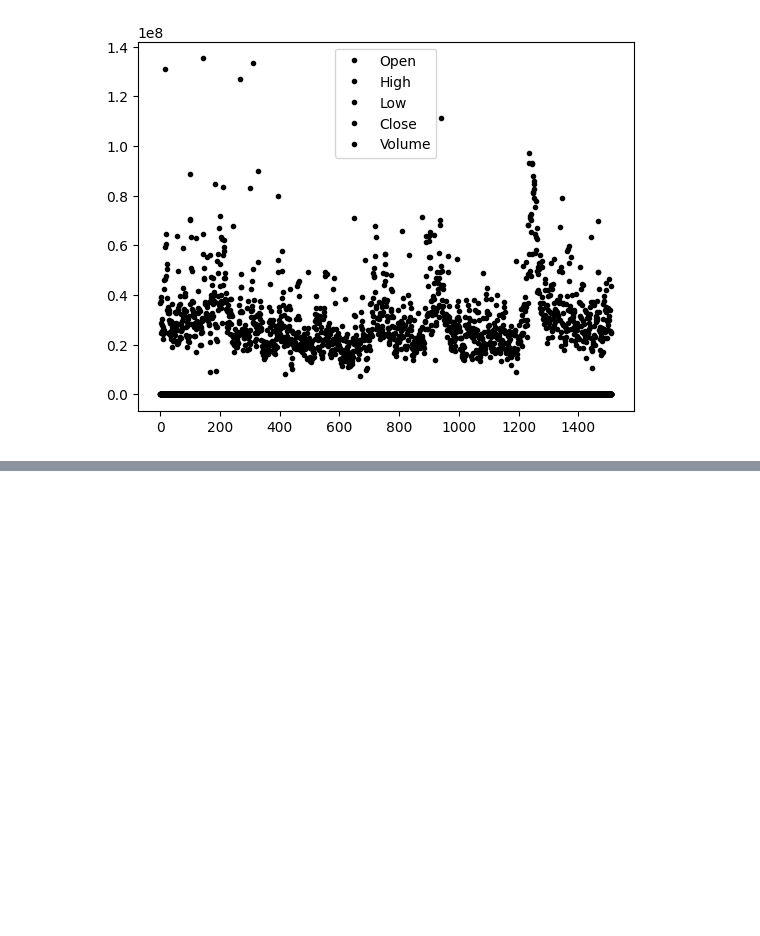
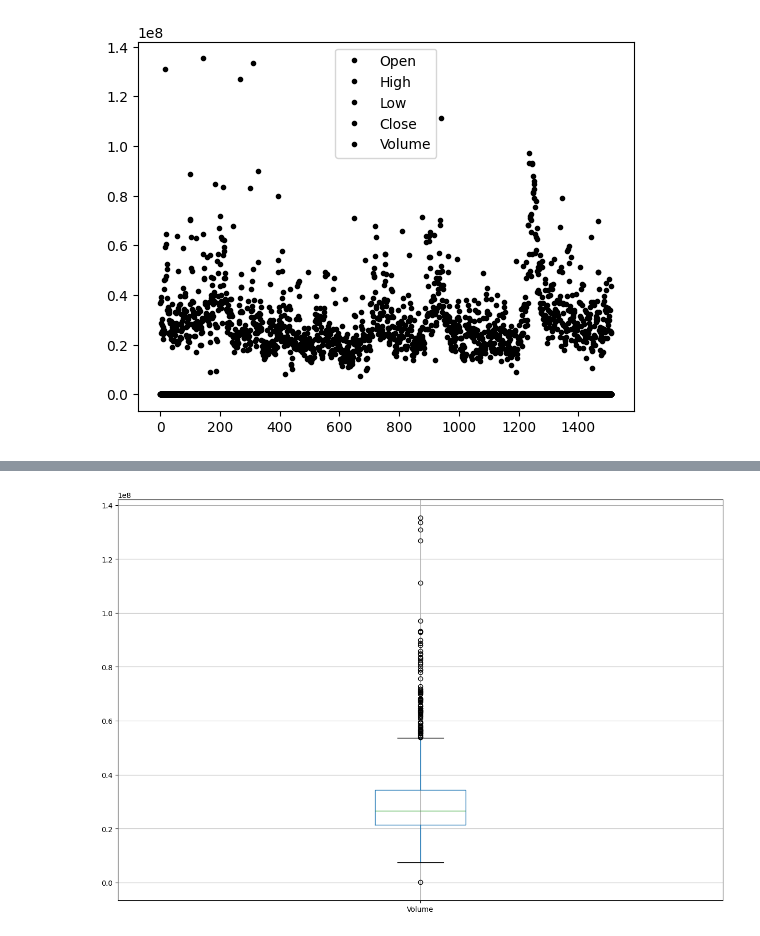
Before and after one commit to Surya-0/Sem_7_CodeXP, a Jupyter notebook: Timeseries_Exp/Lab1_Exp/Microsoft_Stock_Exp.ipynb, the cells around one changed output, grey strips where cells are left out. Cells and saved outputs as stored; diff of their text form; code cells hidden in the pictures; blank space fills up the shorter version.

```diff
--- a/Timeseries_Exp/Lab1_Exp/Microsoft_Stock_Exp.ipynb
+++ b/Timeseries_Exp/Lab1_Exp/Microsoft_Stock_Exp.ipynb
@@ -119,0 +144,5 @@ plt.show()
+# %%
+df.boxplot(column = 'Volume',figsize=(15, 10))
+plt.show()
+# %% [output]
+[figure, added]
```
Also changed, not shown: parts of 6 cells of this notebook.
